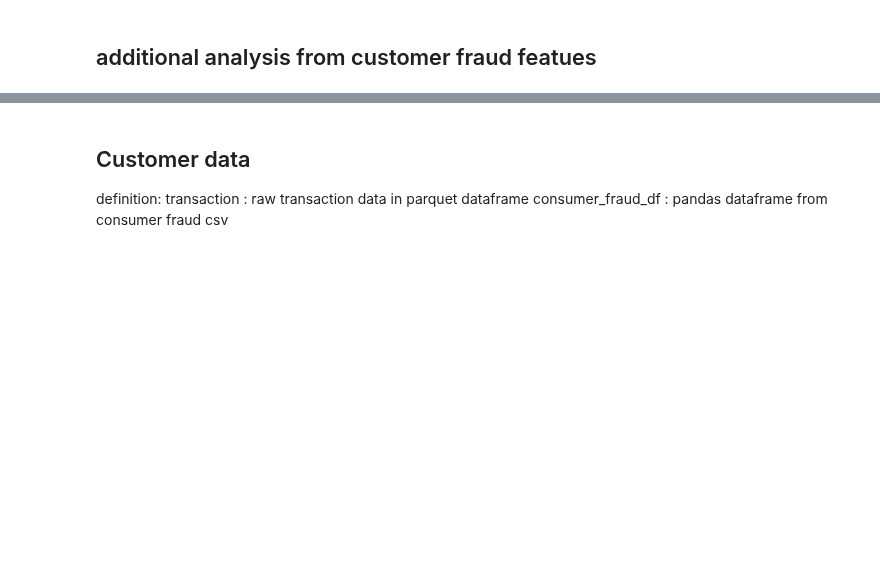
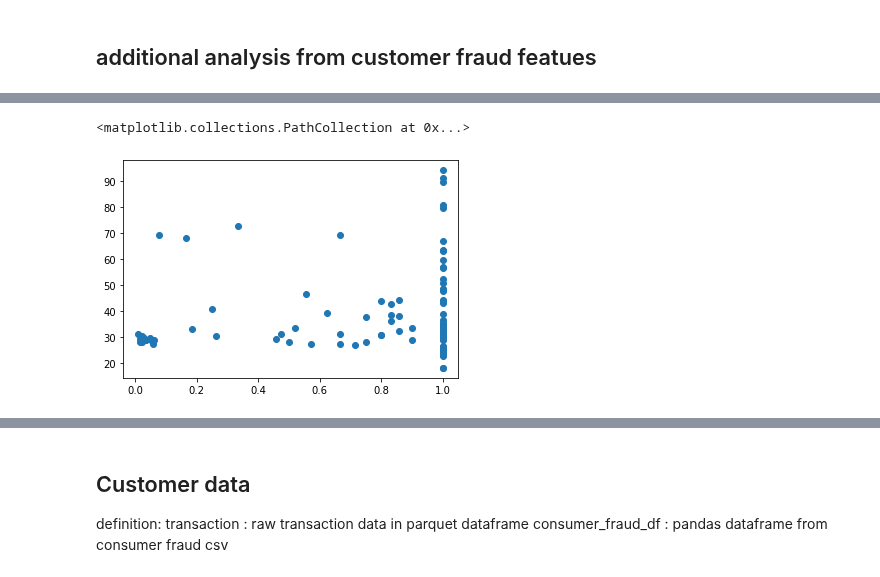
Before and after one commit to MAST30034-Applied-Data-Science/generic-buy-now-pay-later-project-group-19, a Jupyter notebook: notebooks/fraud.ipynb, the cells around one changed output, grey strips where cells are left out. Cells and saved outputs as stored; diff of their text form; code cells hidden in the pictures; blank space fills up the shorter version.

```diff
--- a/notebooks/fraud.ipynb
+++ b/notebooks/fraud.ipynb
@@ -497,0 +551,5 @@ This doesn't suggest that other features we have are noises. Maybe the other fea
+# %%
+plt.scatter(merchant_fraud_share_agg_df["fraud_order_share"], merchant_fraud_share_agg_df["merchant_fraud_prob"])
+# %% [output]
+<matplotlib.collections.PathCollection at 0x...>
+[figure, added]
```
Also changed, not shown: parts of 13 cells of this notebook.
